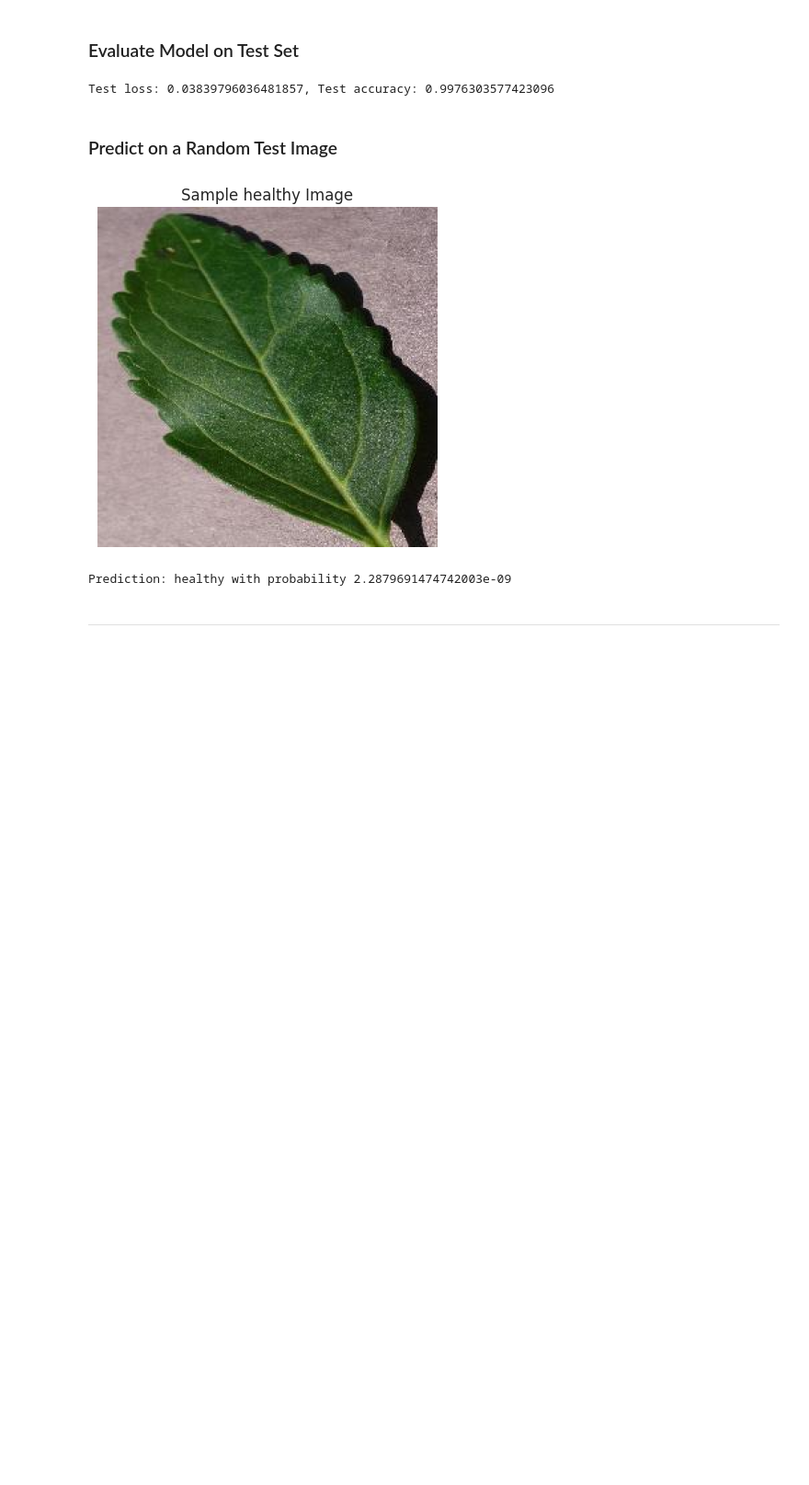
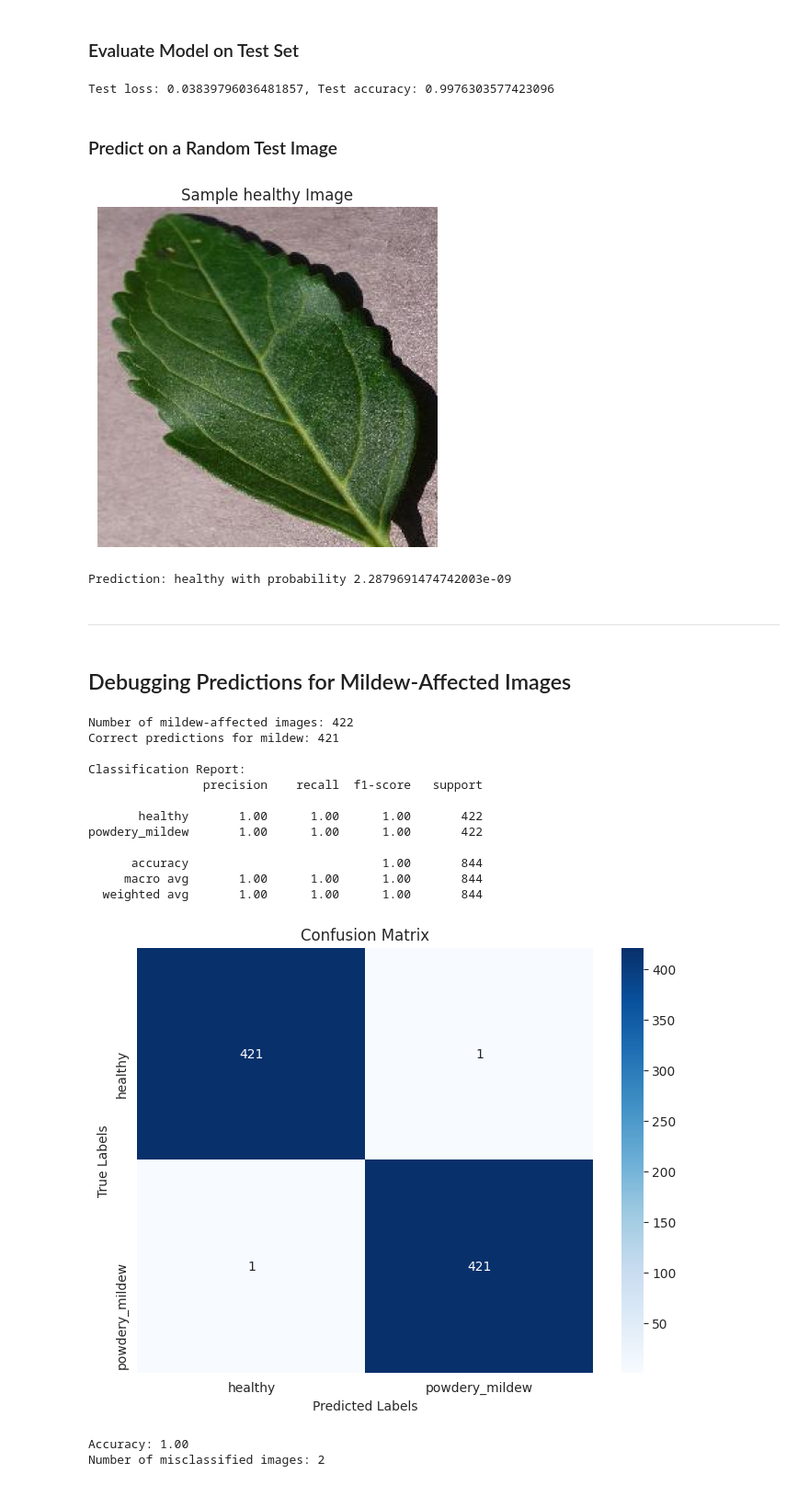
Before and after one commit to DesislavaNaydenova/pp5_cherry_leaves_mildew_detection, a Jupyter notebook: jupyter_notebooks/ModellingAndEvaluating.ipynb, the cells around one changed output. Shown: that part at 92% size. Drawn from its saved outputs; the diff is of its cells as text; code cells hidden in the pictures; blank space fills up the shorter version.

Commit message:
Debug and evaluate the model's performance for mildew-affected images

```diff
--- a/jupyter_notebooks/ModellingAndEvaluating.ipynb
+++ b/jupyter_notebooks/ModellingAndEvaluating.ipynb
@@ -270,3 +270,77 @@ print(f"Prediction: {pred_class} with probability {pred_proba}")
 Prediction: healthy with probability 2.2879691474742003e-09
 # %% [markdown]
 ---
+# %% [markdown]
+## Debugging Predictions for Mildew-Affected Images
+# %%
+from sklearn.metrics import classification_report, confusion_matrix, accuracy_score
+import seaborn as sns
+
+# Prepare test set predictions
+test_labels = test_set.classes
+test_filenames = test_set.filenames
+
+# Get predictions
+predictions = model.predict(test_set)
+predicted_classes = (predictions > 0.5).astype(int).flatten()  # Threshold at 0.5
+
+# Map predicted classes back to labels
+class_indices = test_set.class_indices
+target_map = {v: k for k, v in class_indices.items()}
+ground_truth_labels = [target_map[label] for label in test_labels]
+predicted_labels = [target_map[cls] for cls in predicted_classes]
+
+# Debug mildew predictions
+mildew_indices = [i for i, label in enumerate(ground_truth_labels) if label == "powdery_mildew"]
+mildew_ground_truth = [ground_truth_labels[i] for i in mildew_indices]
+mildew_predictions = [predicted_labels[i] for i in mildew_indices]
+
+print(f"Number of mildew-affected images: {len(mildew_indices)}")
+print(f"Correct predictions for mildew: {sum(1 for i in mildew_indices if predicted_labels[i] == 'powdery_mildew')}")
+
+# Evaluate Performance
+print("\nClassification Report:")
+print(classification_report(ground_truth_labels, predicted_labels))
+
+# Confusion Matrix
+cm = confusion_matrix(ground_truth_labels, predicted_labels, labels=list(target_map.values()))
+plt.figure(figsize=(8, 6))
+sns.heatmap(cm, annot=True, fmt="d", cmap="Blues", xticklabels=list(target_map.values()), yticklabels=list(target_map.values()))
+plt.title("Confusion Matrix")
+plt.xlabel("Predicted Labels")
+plt.ylabel("True Labels")
+plt.show()
+
+# Accuracy
+accuracy = accuracy_score(ground_truth_labels, predicted_labels)
+print(f"Accuracy: {accuracy:.2f}")
+
+# Debugging Misclassified Images
+misclassified_indices = [i for i in range(len(test_filenames)) if ground_truth_labels[i] != predicted_labels[i]]
+print(f"Number of misclassified images: {len(misclassified_indices)}")
+
+# Visualizing Misclassified Mildew Images
+for idx in misclassified_indices[:5]:  # Show 5 examples
+    if ground_truth_labels[idx] == "powdery_mildew":
+        img_path = os.path.join(test_path, test_filenames[idx])
+        img = image.load_img(img_path, target_size=image_shape[:2])
+        plt.imshow(img)
+        plt.title(f"True: {ground_truth_labels[idx]}, Predicted: {predicted_labels[idx]}")
+        plt.axis("off")
+        plt.show()
+# %% [output]
+Number of mildew-affected images: 422
+Correct predictions for mildew: 421
+
+Classification Report:
+                precision    recall  f1-score   support
+
+       healthy       1.00      1.00      1.00       422
+powdery_mildew       1.00      1.00      1.00       422
+
+      accuracy                           1.00       844
+     macro avg       1.00      1.00      1.00       844
+  weighted avg       1.00      1.00      1.00       844
+[figure, added]
+Accuracy: 1.00
+Number of misclassified images: 2
```
Also changed, not shown: parts of 1 cell of this notebook.
